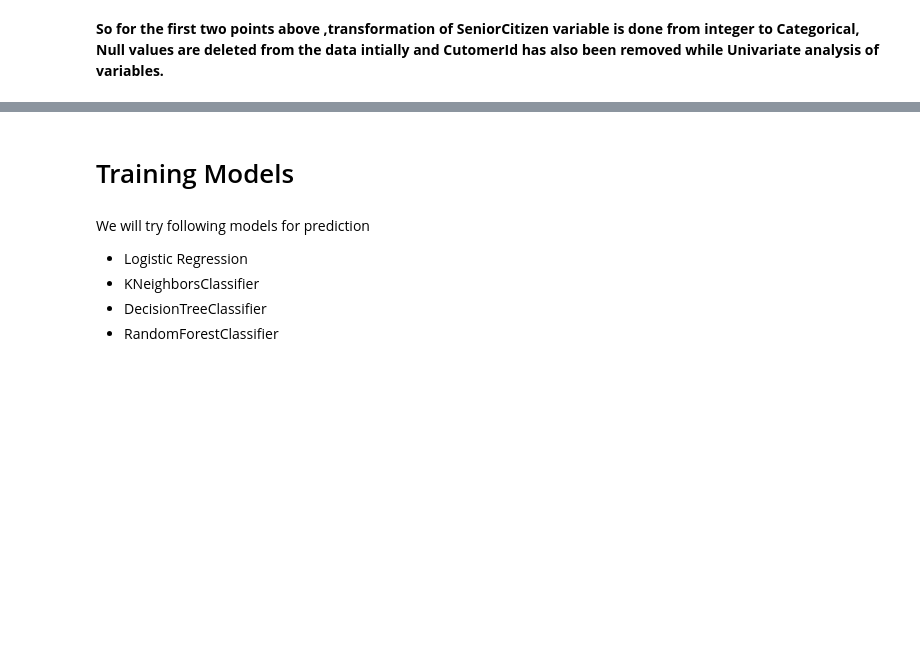
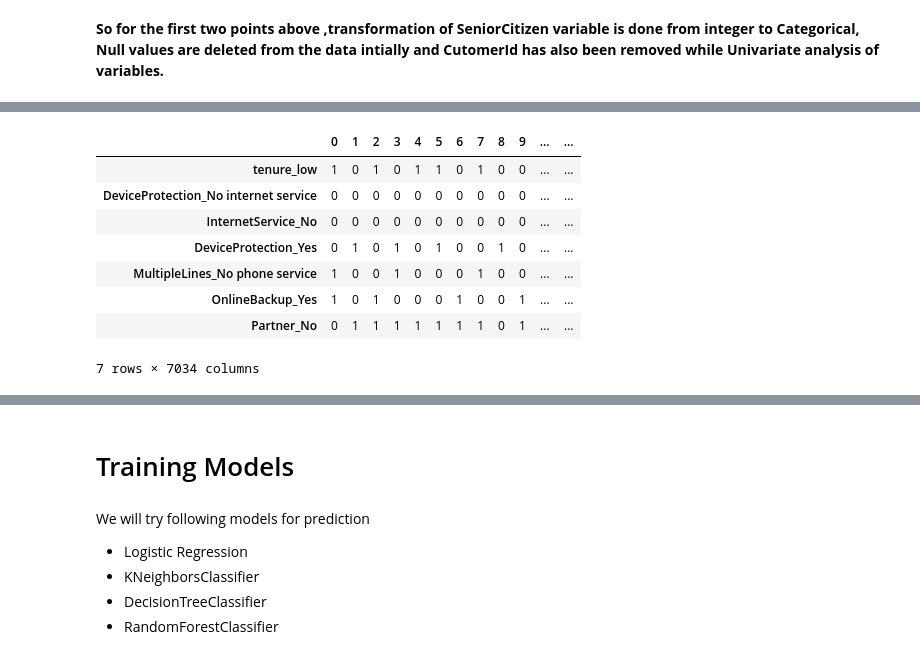
Before and after one commit to eklavyasaxena/MachineLearning_FlaskWebApplication, a Jupyter notebook: ADS_Project.ipynb, the cells around one changed output, grey strips where cells are left out. Drawn from its saved outputs; the diff is of its cells as text; code cells hidden in the pictures; blank space fills up the shorter version.

```diff
--- a/ADS_Project.ipynb
+++ b/ADS_Project.ipynb
@@ -459,0 +611,12 @@ df.head(10)
+# %%
+f2_dummies.head(7)
+# %% [output]
+|  | 0 | 1 | 2 | 3 | 4 | 5 | 6 | 7 | 8 | 9 | ... | ... |
+| tenure_low | 1 | 0 | 1 | 0 | 1 | 1 | 0 | 1 | 0 | 0 | ... | ... |
+| DeviceProtection_No internet service | 0 | 0 | 0 | 0 | 0 | 0 | 0 | 0 | 0 | 0 | ... | ... |
+| InternetService_No | 0 | 0 | 0 | 0 | 0 | 0 | 0 | 0 | 0 | 0 | ... | ... |
+| DeviceProtection_Yes | 0 | 1 | 0 | 1 | 0 | 1 | 0 | 0 | 1 | 0 | ... | ... |
+| MultipleLines_No phone service | 1 | 0 | 0 | 1 | 0 | 0 | 0 | 1 | 0 | 0 | ... | ... |
+| OnlineBackup_Yes | 1 | 0 | 1 | 0 | 0 | 0 | 1 | 0 | 0 | 1 | ... | ... |
+| Partner_No | 0 | 1 | 1 | 1 | 1 | 1 | 1 | 1 | 0 | 1 | ... | ... |
+7 rows × 7034 columns
```
Also changed, not shown: parts of 53 cells of this notebook.
